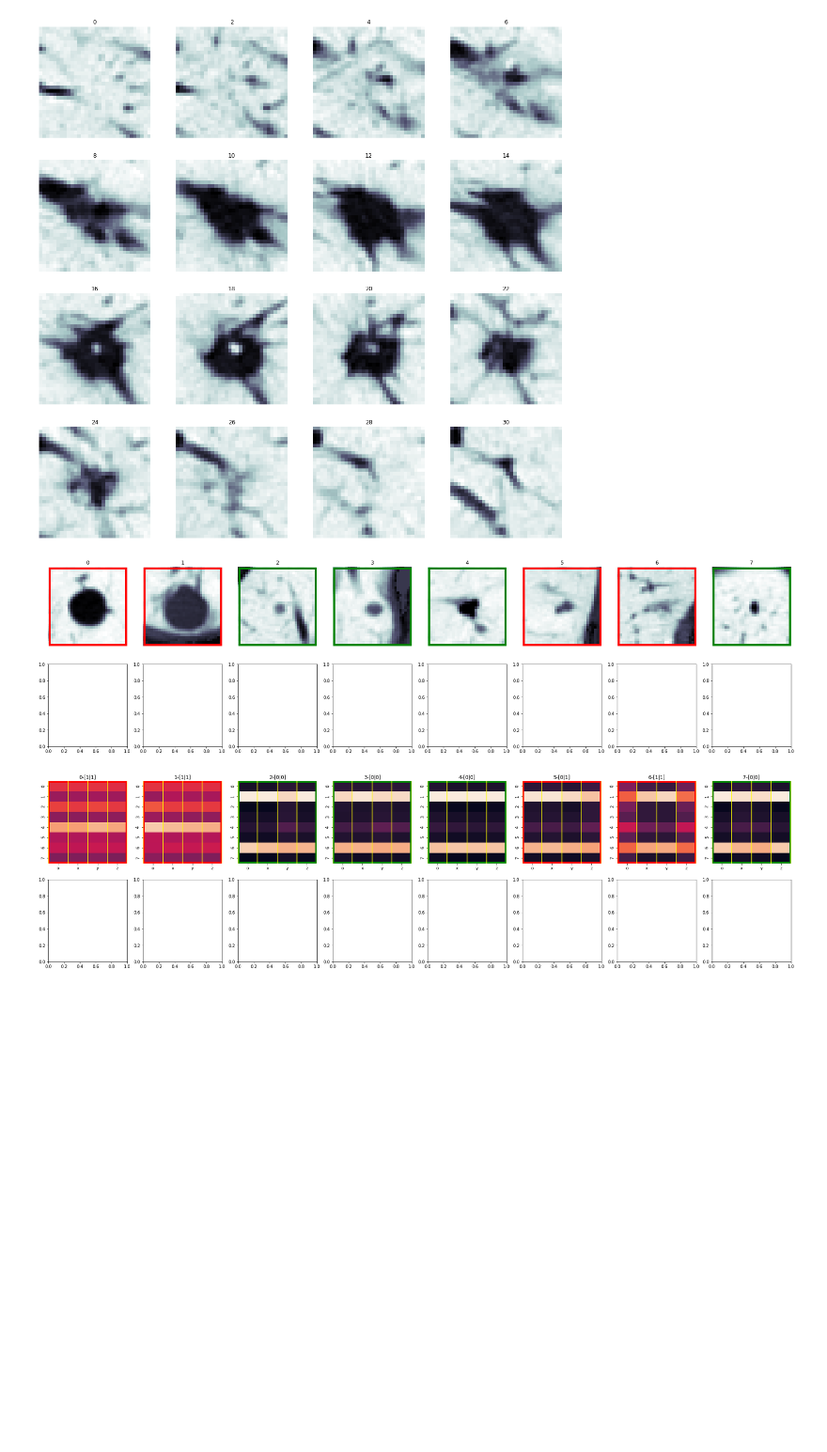
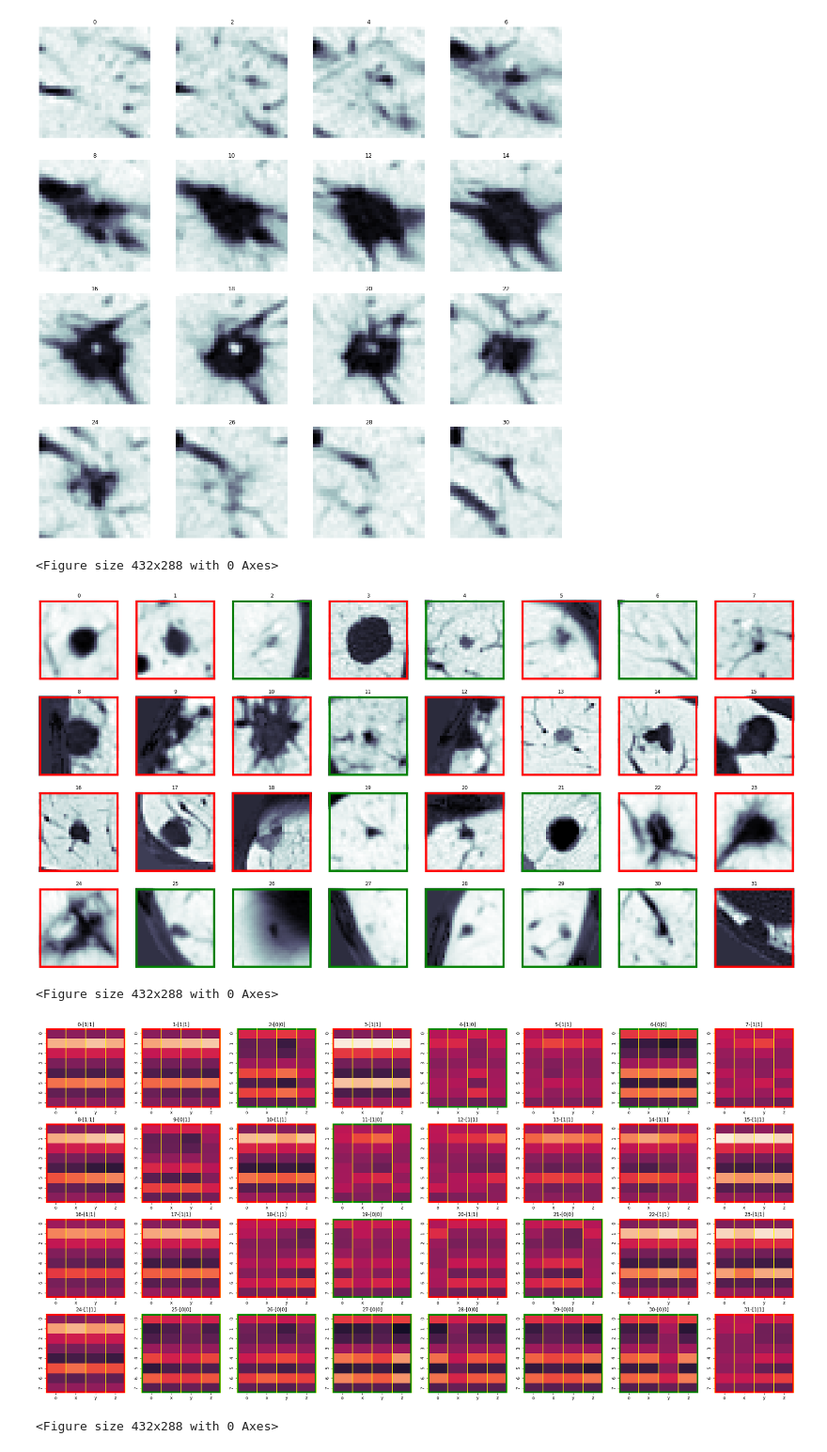
Before and after one commit to hthieu166/ece549-plumonary-nods-classification, a Jupyter notebook: NAS-Lung/notebooks/view_data.ipynb, the cells around one changed output. Shown at 94% size. Cells and saved outputs as stored; diff of their text form; code cells hidden in the pictures; blank space fills up the shorter version.

```diff
--- a/NAS-Lung/notebooks/view_data.ipynb
+++ b/NAS-Lung/notebooks/view_data.ipynb
@@ -40,31 +26,18 @@ incorrect_preds = np.where(preds != gts)[0]
-# %%
-def plot_nodule_img(ax, idx,  nods_lst, gts, img_dir = "/home/hthieu/data/crop/"):
-    nod_npy   = np.load(osp.join(img_dir, nods_lst[idx]+".npy"))
-    ax.add_patch(patches.Rectangle((0,0),31, 31,linewidth=5, edgecolor="red" if gts[idx] == 1 else "green", facecolor='none'))
-    ax.imshow(nod_npy[15,:,:], cmap = "bone")
-    ax.axis("off")
-    ax.set_title(str(idx))
-
-def plot_feature_vector(ax, idx, feats,preds, gts):
-    sns.heatmap(feats[:,idx,:].T, ax = ax,
-                    vmin =0, vmax=2.5, cbar=False)
-    ax.add_patch(patches.Rectangle((0,0),4, 8,linewidth=8, edgecolor="red" if gts[idx] == 1 else "green", facecolor='none'))
-    ax.set_title("%d-[%d|%d]" %(idx, preds[idx], gts[idx]))
-    ax.set_xticklabels(["o", "x", "y","z"])
-    ax.vlines(np.arange(5), *ax.get_ylim(), color="yellow")
-
-def plot_imgs_grid(viz_func, viz_lst, *kwarg, nrows=2, ncols=8):
-    fig, axs = plt.subplots(nrows=nrows,ncols=ncols,figsize=(ncols *4,nrows *4))
-    for i in range(n_rows):
-        for j in range(n_cols):
-            idx = (i * n_cols +j)
-            if idx >= len(viz_lst):
-                return
-            viz_func(axs[i,j],  viz_lst[idx], *kwarg)
+# %%
+# exp_id  = "nas-model-1-angle-expr-4"
+nod_ids, preds, gts, feats, sp_attn_maps = read_test_data("multi-views-expr-4", 4)
+incorrect_preds = np.where(preds != gts)[0]
 # %%
-viz_lst = np.arange(8)
-plot_imgs_grid(plot_nodule_img, viz_lst , nod_ids, gts, nrows=2, ncols=8)
-plot_imgs_grid(plot_feature_vector, viz_lst, feats, preds, gts, nrows=2, ncols=8)
+viz_lst = np.arange(32)
+#Plot nodule images
+plot_imgs_grid(plot_nodule_img, viz_lst , nod_ids, gts, nrows=4, ncols=8)
+#Plot features vectors
+plot_imgs_grid(plot_feature_vector, viz_lst, feats, preds, gts, nrows=4, ncols=8)
+#Plot heat map
+plot_imgs_grid(plot_nodule_sp_attention, viz_lst, nod_ids, gts, sp_attn_maps, nrows=4, ncols=8)
 # %% [output]
+<Figure size 432x288 with 0 Axes>
-[figure, old version]
+[figure, new version]
+<Figure size 432x288 with 0 Axes>
-[figure, old version]
+[figure, new version]
+<Figure size 432x288 with 0 Axes>
```
Also changed, not shown: parts of 8 cells of this notebook, 18 other files.
